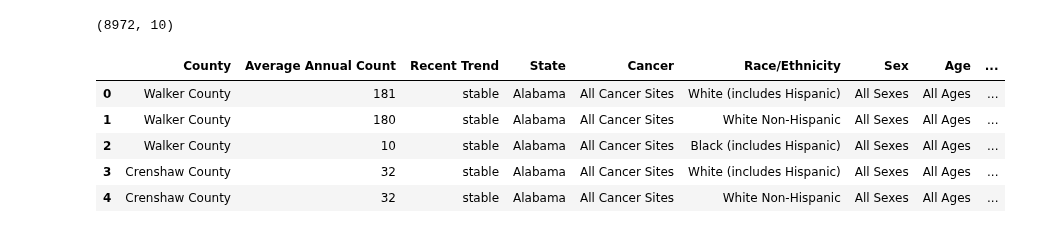
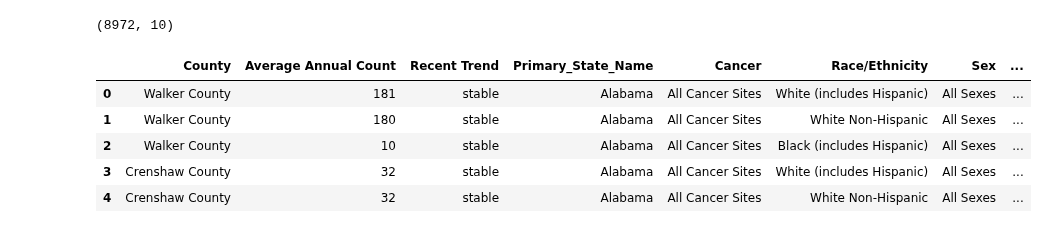
Before and after one commit to robyndook/Cancer_Analysis_US_Counties, a Jupyter notebook: Database/Cancer_Data_Cleaning_cook.ipynb, the cells around one changed output. Saved outputs shown, nothing was run; the diff lists cells and outputs as text; code cells hidden in the pictures.

```diff
--- a/Database/Cancer_Data_Cleaning_cook.ipynb
+++ b/Database/Cancer_Data_Cleaning_cook.ipynb
@@ -29,3 +29,8 @@ state_abbreviation.head()
 | 2 | Arizona | AZ |
 | 3 | Arkansas | AR |
 | 4 | California | CA |
+# %%
+remove_dc_state_abbreviation = state_abbreviation['Primary_State_Name'] == 'District of Columbia'
+state_abbreviation = state_abbreviation[~remove_dc_state_abbreviation]
+print(state_abbreviation.shape)
+state_abbreviation.head()
@@ -32,7 +45,7 @@ state_abbreviation.head()
 # %%
 print(census_population_2015_2019.shape)
 census_population_2015_2019.drop(['Unnamed: 0'], 1, inplace=True)
-census_population_2015_2019 = census_population_2015_2019.rename(columns={"STNAME":"State", "CTYNAME":"County"})
+census_population_2015_2019 = census_population_2015_2019.rename(columns={"STNAME":"Primary_State_Name", "CTYNAME":"County"})
 census_population_2015_2019.head()
 # %% [output]
 (3193, 8)
@@ -45,2 +57,0 @@ census_population_2015_2019.head()
-# %%
-census_population_2015_2019['County'] = census_population_2015_2019['County'].str.strip()
@@ -67,0 +58,5 @@ print(census_population_2015_2019.columns.tolist())
+# %%
+remove_dc_census_population_2015_2019 = census_population_2015_2019['Primary_State_Name'] == 'District of Columbia'
+census_population_2015_2019 = census_population_2015_2019[~remove_dc_census_population_2015_2019]
+print(census_population_2015_2019.shape)
+census_population_2015_2019.head()
@@ -223,14 +331,15 @@ age_mort.head()
 # %%
 print(race_mort.shape)
-race_mort['County'] = race_mort['County'].str.replace('\d+', '')
+race_mort['County'] = race_mort['County'].str.replace('\d+', '', regex=True)
 race_mort['County'] = race_mort['County'].str.strip()
+race_mort = race_mort.rename(columns={"State":"Primary_State_Name"})
 race_mort = pd.merge(race_mort, state_county)
 race_mort.head()
 # %% [output]
 (8972, 10)
-|  | County | Average Annual Count | Recent Trend | State | Cancer | Race/Ethnicity | Sex | Age | ... |
-| 0 | Walker County | 181 | stable | Alabama | All Cancer Sites | White (includes Hispanic) | All Sexes | All Ages | ... |
-| 1 | Walker County | 180 | stable | Alabama | All Cancer Sites | White Non-Hispanic | All Sexes | All Ages | ... |
-| 2 | Walker County | 10 | stable | Alabama | All Cancer Sites | Black (includes Hispanic) | All Sexes | All Ages | ... |
-| 3 | Crenshaw County | 32 | stable | Alabama | All Cancer Sites | White (includes Hispanic) | All Sexes | All Ages | ... |
-| 4 | Crenshaw County | 32 | stable | Alabama | All Cancer Sites | White Non-Hispanic | All Sexes | All Ages | ... |
+|  | County | Average Annual Count | Recent Trend | Primary_State_Name | Cancer | Race/Ethnicity | Sex | ... |
+| 0 | Walker County | 181 | stable | Alabama | All Cancer Sites | White (includes Hispanic) | All Sexes | ... |
+| 1 | Walker County | 180 | stable | Alabama | All Cancer Sites | White Non-Hispanic | All Sexes | ... |
+| 2 | Walker County | 10 | stable | Alabama | All Cancer Sites | Black (includes Hispanic) | All Sexes | ... |
+| 3 | Crenshaw County | 32 | stable | Alabama | All Cancer Sites | White (includes Hispanic) | All Sexes | ... |
+| 4 | Crenshaw County | 32 | stable | Alabama | All Cancer Sites | White Non-Hispanic | All Sexes | ... |
```
Also changed, not shown: parts of 35 cells of this notebook, 11 other files.
